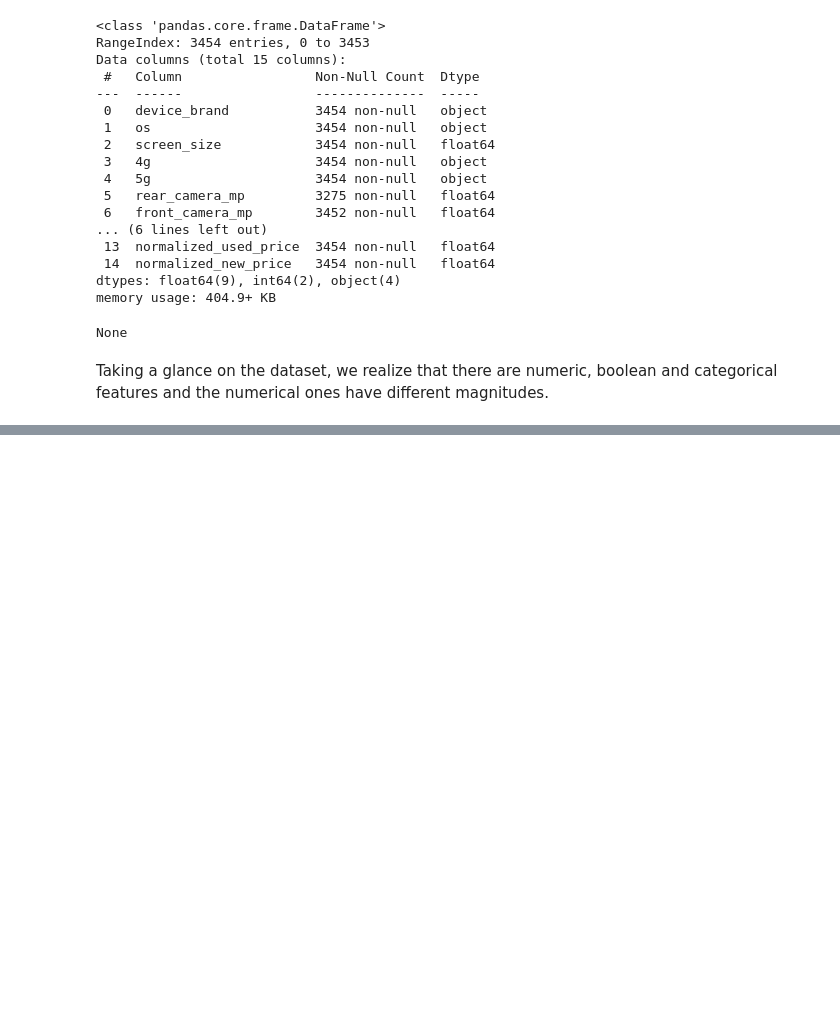
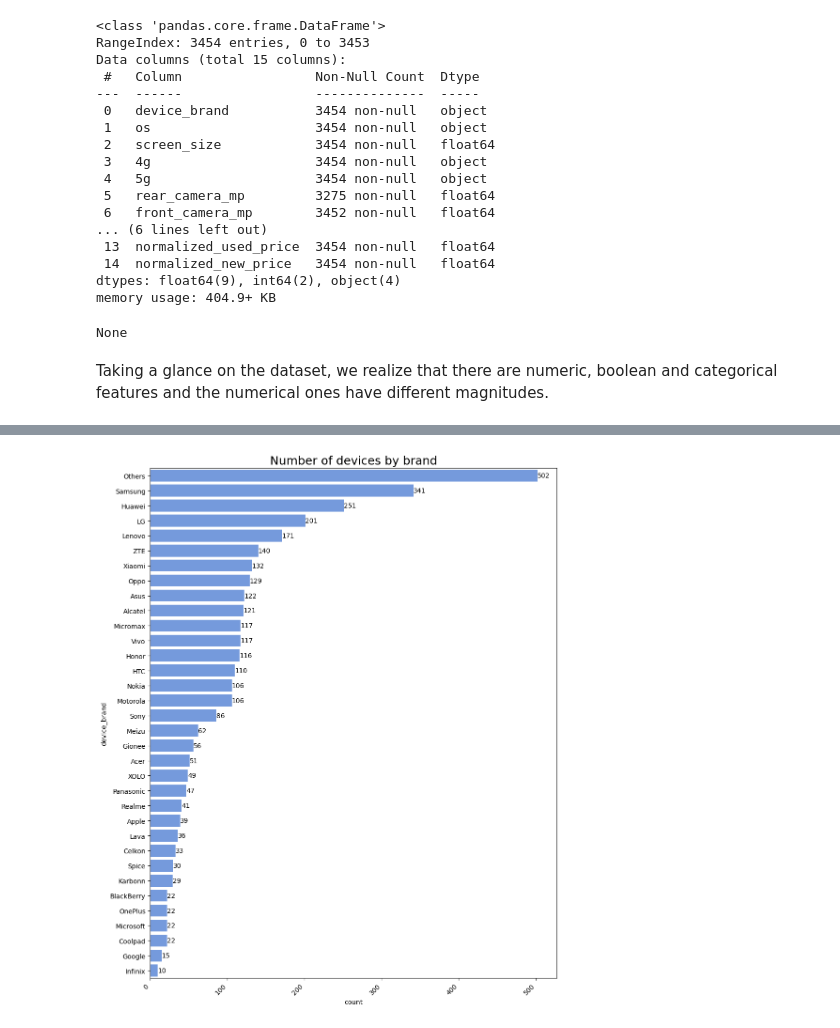
Before and after one commit to Krupique/machine-learning-2026, a Jupyter notebook: 01-used-device-pricing/eda.ipynb, the cells around one changed output, grey strips where cells are left out. Saved outputs shown, nothing was run; the diff lists cells and outputs as text; code cells hidden in the pictures; blank space fills up the shorter version.

Commit message:
eda: device brand analysis

```diff
--- a/01-used-device-pricing/eda.ipynb
+++ b/01-used-device-pricing/eda.ipynb
@@ -99,0 +146,22 @@ dtype: int64
+# %%
+plt.figure(figsize=(10, 12))
+
+order = df_raw["device_brand"].value_counts().index
+
+ax = sns.countplot(
+    data=df_raw,
+    y="device_brand",
+    order=order,
+    color="cornflowerblue"
+)
+
+for container in ax.containers:
+    ax.bar_label(container)
+
+plt.xticks(rotation=45, ha="right")
+plt.title("Number of devices by brand", fontsize=18)
+
+plt.tight_layout()
+plt.show()
+# %% [output]
+[figure, added]
```
Also changed, not shown: parts of 16 cells of this notebook.
